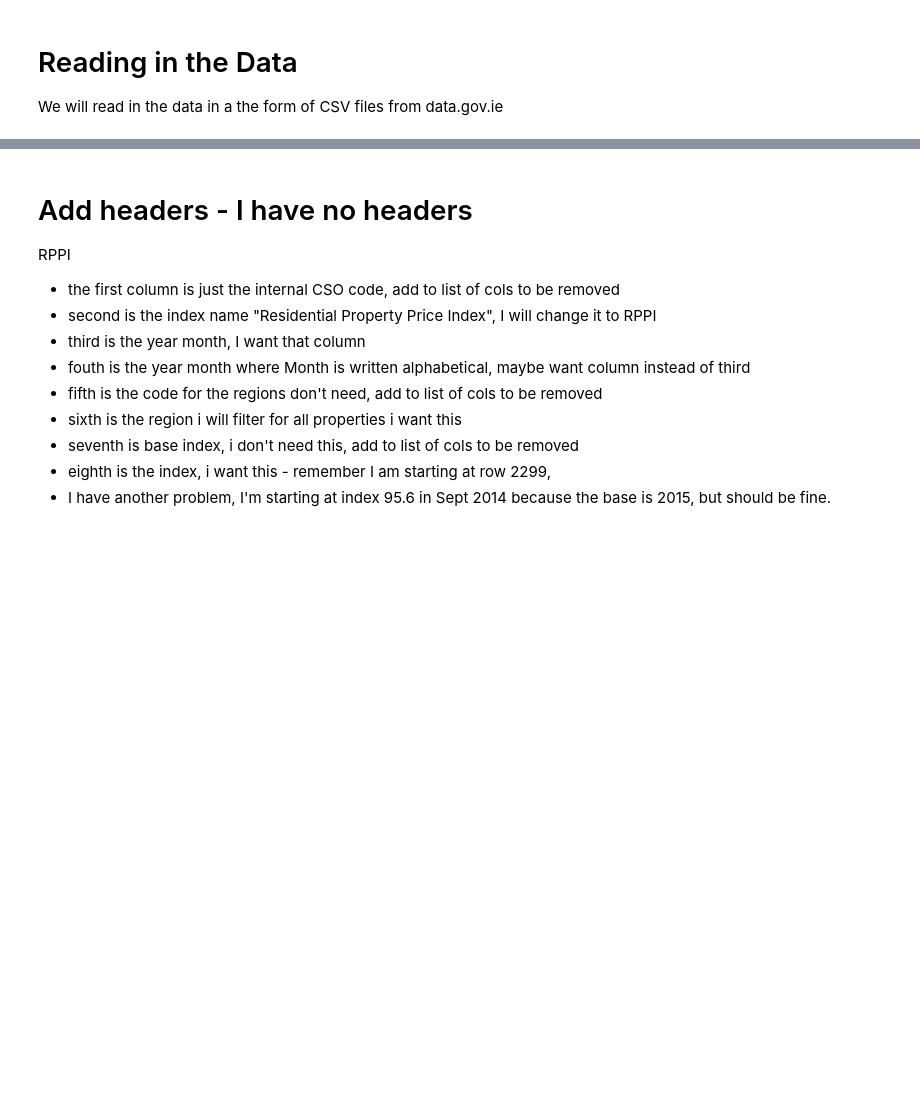
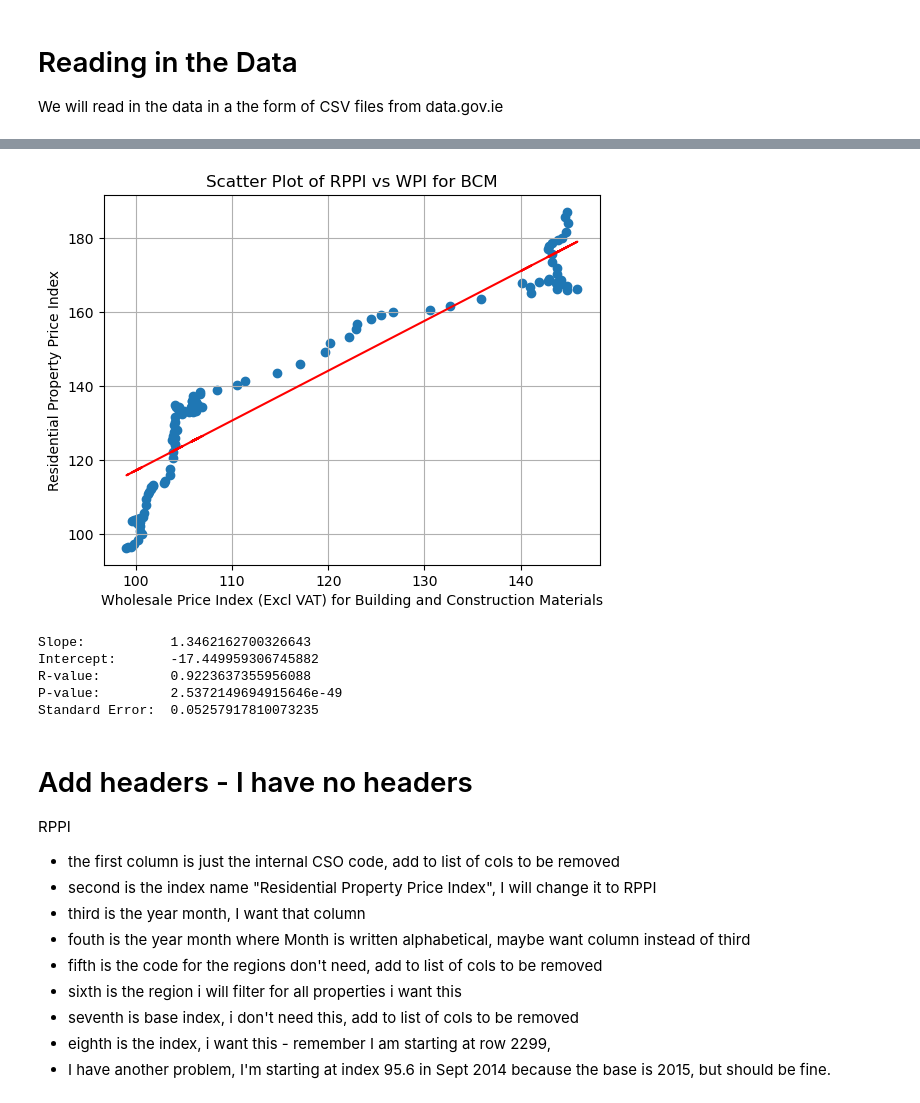
Before and after one commit to callagg2/PFDA, a Jupyter notebook: project/rppi_versus_wpi.ipynb, the cells around one changed output, grey strips where cells are left out. Cells and saved outputs as stored; diff of their text form; code cells hidden in the pictures; blank space fills up the shorter version.

Commit message:
prepared my WPI_BCM data

```diff
--- a/project/rppi_versus_wpi.ipynb
+++ b/project/rppi_versus_wpi.ipynb
@@ -75,13 +79,11 @@ df_rppi["TLIST(M1)"] = df_rppi["TLIST(M1)"].astype("str")
 df_rppi["TLIST(M1)"]= df_rppi["TLIST(M1)"]+"01"
 df_rppi["TLIST(M1)"] = df_rppi["TLIST(M1)"].astype("datetime64[ns]")
 
-
-
 # now that i have many of rows that i don't need removed, I can drop the columns that are no longer necessary
 cols_to_drop=  ["STATISTIC", "Month", "Statistic Label", "C02803V03373","Type of Residential Property","UNIT"]
 df_rppi = df_rppi.drop(columns=cols_to_drop)
 
-names=["Date","Value"]
+names=["Date","RPPI_Value"]
 df_rppi.columns = names
 
 df_rppi.index = pd.DatetimeIndex(df_rppi["Date"])
@@ -92,7 +94,7 @@ df_rppi.info()
 print(f"{df_rppi.tail()}\n")
 #print(f"{df_wpi_bcm.head()}\n")
 
-df_rppi = df_rppi.loc[df_rppi.index > '2014-08-01']
+df_rppi = df_rppi.loc[df_rppi.index > '2014-12-01']
 df_rppi = df_rppi.loc[df_rppi.index < '2024-10-01']
 
 df_rppi.to_csv("rppi_data.csv")
@@ -115,3 +170,39 @@ Date
+# %%
+combined_df = pd.concat([df_rppi, df_wpi_bcm], axis=1)
+# https://pandas.pydata.org/docs/user_guide/merging.html
+combined_df.to_csv("combined_rppi_wpi_bcm_data.csv")
+
+x = combined_df["WPI_BCM_Value"]
+y = combined_df["RPPI_Value"]
+
+#https://www.w3schools.com/python/python_ml_linear_regression.asp
+slope, intercept, r, p, std_err = stats.linregress(x, y)
+
+def myfunc(x):
+    return slope * x + intercept
+
+mymodel = list(map(myfunc, x))
+
+plt.scatter(x, y)
+plt.plot(x, mymodel, color='red')
+plt.xlabel("Wholesale Price Index (Excl VAT) for Building and Construction Materials")
+plt.ylabel("Residential Property Price Index")
+plt.title("Scatter Plot of RPPI vs WPI for BCM")
+plt.grid(True)
+plt.show()
+
+print(f"Slope:\t\t {slope}")
+print(f"Intercept:\t {intercept}")
+print(f"R-value:\t {r}")
+print(f"P-value:\t {p}")
+print(f"Standard Error:  {std_err}")
+# %% [output]
+[figure, added]
+Slope:           1.3462162700326643
+Intercept:       -17.449959306745882
+R-value:         0.9223637355956088
+P-value:         2.5372149694915646e-49
+Standard Error:  0.05257917810073235
 # %% [markdown]
 # Add headers - I have no headers
 RPPI
```
Also changed, not shown: parts of 4 cells of this notebook, 5 other files.
